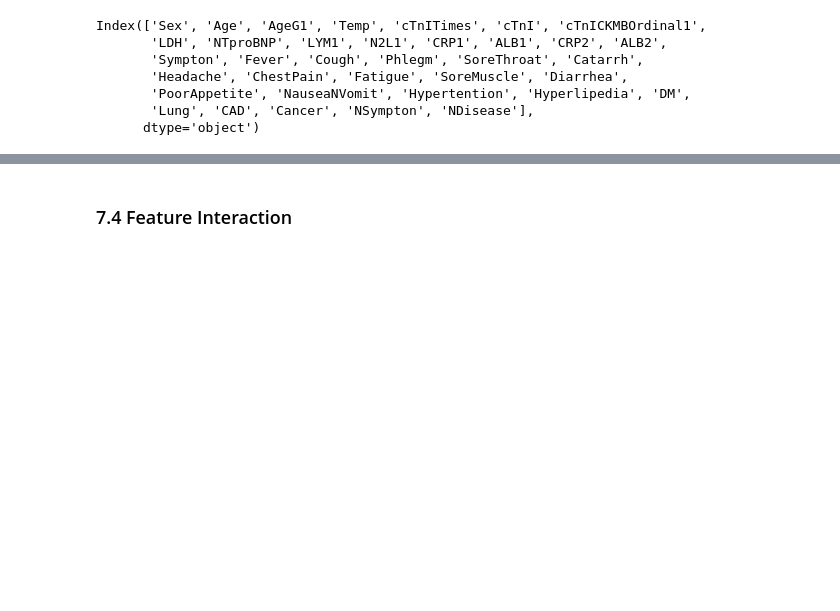
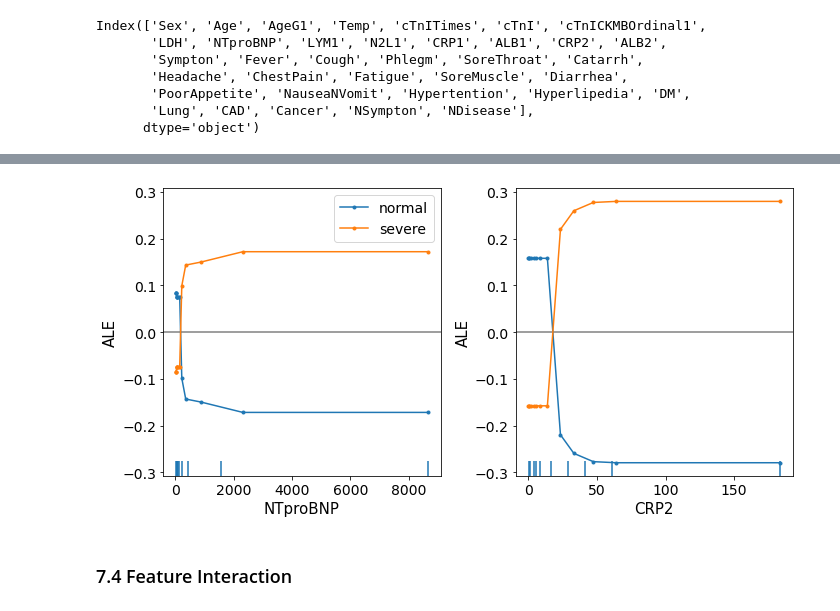
Before and after one commit to wuhanstudio/notebooks, a Jupyter notebook: _notebooks/2020-11-12-covid.ipynb, the cells around one changed output, grey strips where cells are left out. Cells and saved outputs as stored; diff of their text form; code cells hidden in the pictures; blank space fills up the shorter version.

```diff
--- a/_notebooks/2020-08-22-covid.ipynb
+++ b/_notebooks/2020-11-12-covid.ipynb
@@ -1025,5 +967,9 @@ f.savefig('gbt_ice_crp_ntproBNP.png')
 ### 7.3 Accumulated Local Effects (ALE) Plot
 # %%
 from alibi.explainers import ALE, plot_ale
+# %%
+def predict_fn_xbg(X):
+    X_data = pd.DataFrame(data=X, columns=xgbc.get_booster().feature_names)
+    return xgbc.predict_proba(X_data)
 # %%
 def ale_plot(model, feature_names, target_names, X_train, features):
@@ -1032,4 +978,9 @@ def ale_plot(model, feature_names, target_names, X_train, features):
     plot_ale(exp, features=features, fig_kw={'figwidth':10, 'figheight': 5})
+# %%
+def ale_plot_xgbc(model, feature_names, target_names, X_train, features):
+    my_ale = ALE(predict_fn_xbg, feature_names=feature_names, target_names=target_names)
+    exp = my_ale.explain(X_train.to_numpy())
+    plot_ale(exp, features=features, fig_kw={'figwidth':10, 'figheight': 5})
 # %%
 X_train.columns
 # %% [output]
@@ -1046,0 +1003,9 @@ ale_plot(nn, X_train.columns, ['normal', 'severe'], X_train, [8, 13])
+# %%
+parameters = {'axes.labelsize': 15,
+          'axes.titlesize': 20}
+plt.rcParams.update(parameters)
+plt.rcParams.update({'font.size': 14})
+
+ale_plot_xgbc(xgbc, X_train.columns, ['normal', 'severe'], X_train, [8, 13])
+# %% [output]
+[figure, added]
```
Also changed, not shown: parts of 54 cells of this notebook.
